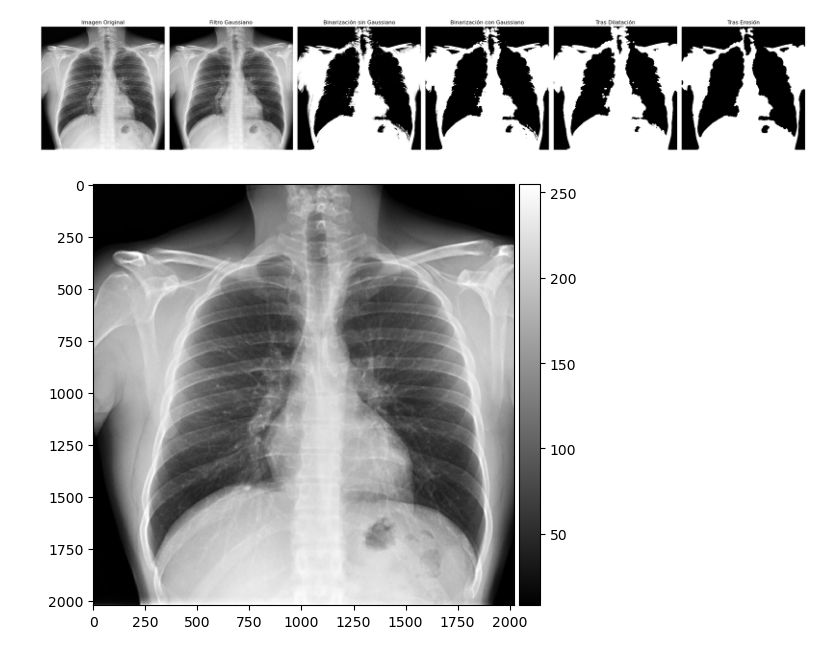
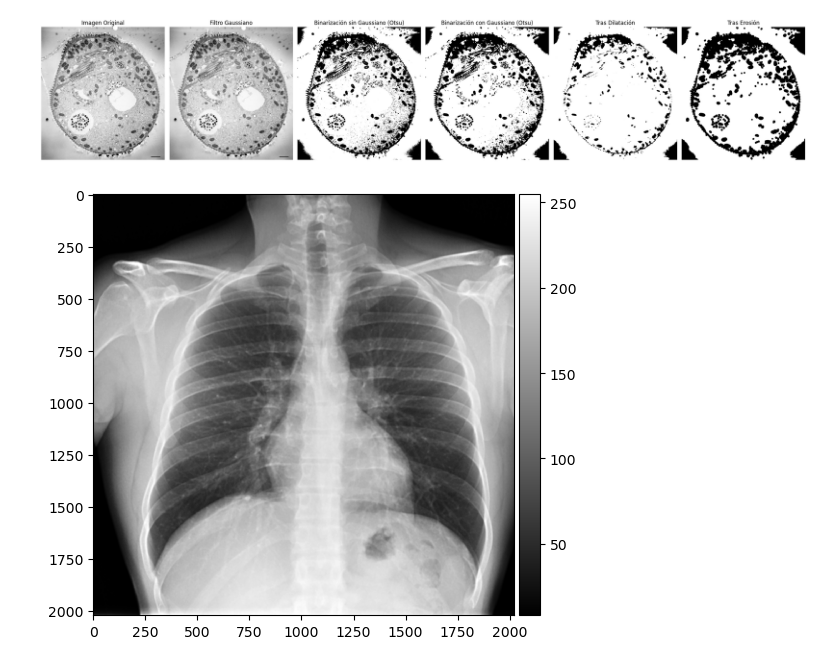
Before and after one commit to UNIR-RPA/UNIR-VA-ACTIVIDAD-2, a Jupyter notebook: Radiografia_VA_VERSION_FINAL.ipynb, the cells around one changed output. Drawn from its saved outputs; the diff is of its cells as text; code cells hidden in the pictures.

```diff
--- a/Radiografia_VA_VERSION_FINAL.ipynb
+++ b/Radiografia_VA_VERSION_FINAL.ipynb
@@ -3,20 +97,21 @@ import matplotlib.pyplot as plt
 import numpy as np
 from skimage import io, morphology
 from skimage.morphology import disk
-from skimage.filters import gaussian  # Filtro Gaussiano
+from skimage.filters import gaussian, threshold_otsu  # Filtro Gaussiano y Otsu
 
-# Cargar la imagen desde el archivo subido
-image = io.imread('radiografia.jpg')
+# Cargar la imagen en escala de grises
+image = io.imread('celula.jpeg', as_gray=True)
 
 # Aplicar un filtro Gaussiano para suavizar la imagen
 image_gaussian = gaussian(image, sigma=3, preserve_range=True)  # Suavizado con filtro Gaussiano
 
-# Binarización sin filtro Gaussiano
-threshold = 160
-binary_without_gaussian = image > threshold  # Binarización directa sobre la imagen original
+# Umbrales automáticos (Otsu)
+threshold_orig = threshold_otsu(image)
+threshold_gauss = threshold_otsu(image_gaussian)
 
-# Binarización con filtro Gaussiano
-binary_with_gaussian = image_gaussian > threshold  # Aplicamos la binarización
+# Binarización
+binary_without_gaussian = image > threshold_orig
+binary_with_gaussian = image_gaussian > threshold_gauss
 
 # Aplicar dilatación seguida de erosión
 dilation_result = morphology.dilation(binary_with_gaussian, footprint=disk(10))  # Dilatación
@@ -29,36 +124,36 @@ fig, ax = plt.subplots(1, 6, figsize=(24, 10))
 ax[0].imshow(image, cmap='gray')
 ax[0].set_title("Imagen Original")
 ax[0].axis('off')
 
 # Imagen después del filtro Gaussiano
 ax[1].imshow(image_gaussian, cmap='gray')
 ax[1].set_title("Filtro Gaussiano")
 ax[1].axis('off')
 
 # Imagen binarizada sin filtro Gaussiano
 ax[2].imshow(binary_without_gaussian, cmap='gray')
-ax[2].set_title("Binarización sin Gaussiano")
+ax[2].set_title("Binarización sin Gaussiano (Otsu)")
 ax[2].axis('off')
 
 # Imagen binarizada con filtro Gaussiano
 ax[3].imshow(binary_with_gaussian, cmap='gray')
-ax[3].set_title("Binarización con Gaussiano")
+ax[3].set_title("Binarización con Gaussiano (Otsu)")
 ax[3].axis('off')
 
 # Imagen tras la dilatación
 ax[4].imshow(dilation_result, cmap='gray')
 ax[4].set_title("Tras Dilatación")
 ax[4].axis('off')
 
 # Imagen final tras dilatación y erosión
 ax[5].imshow(final_result, cmap='gray')
 ax[5].set_title("Tras Erosión")
 ax[5].axis('off')
 
 plt.tight_layout()
 plt.show()
 # %% [output]
-[figure, old version]
+[figure, new version]
 # %%
 io.imshow(image_gaussian, cmap='gray')
 io.show()
```
Also changed, not shown: parts of 4 cells of this notebook, 4 other files.
